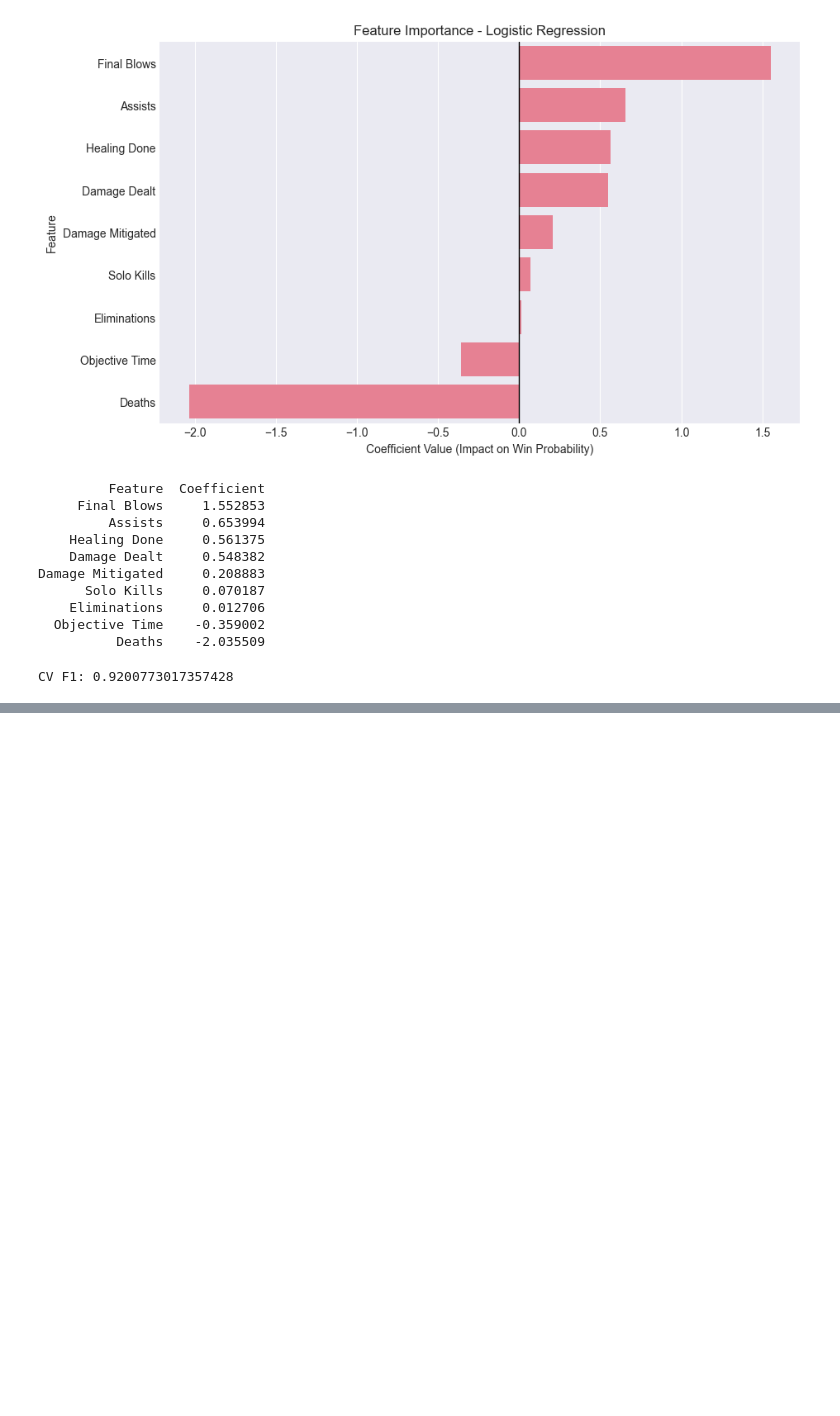
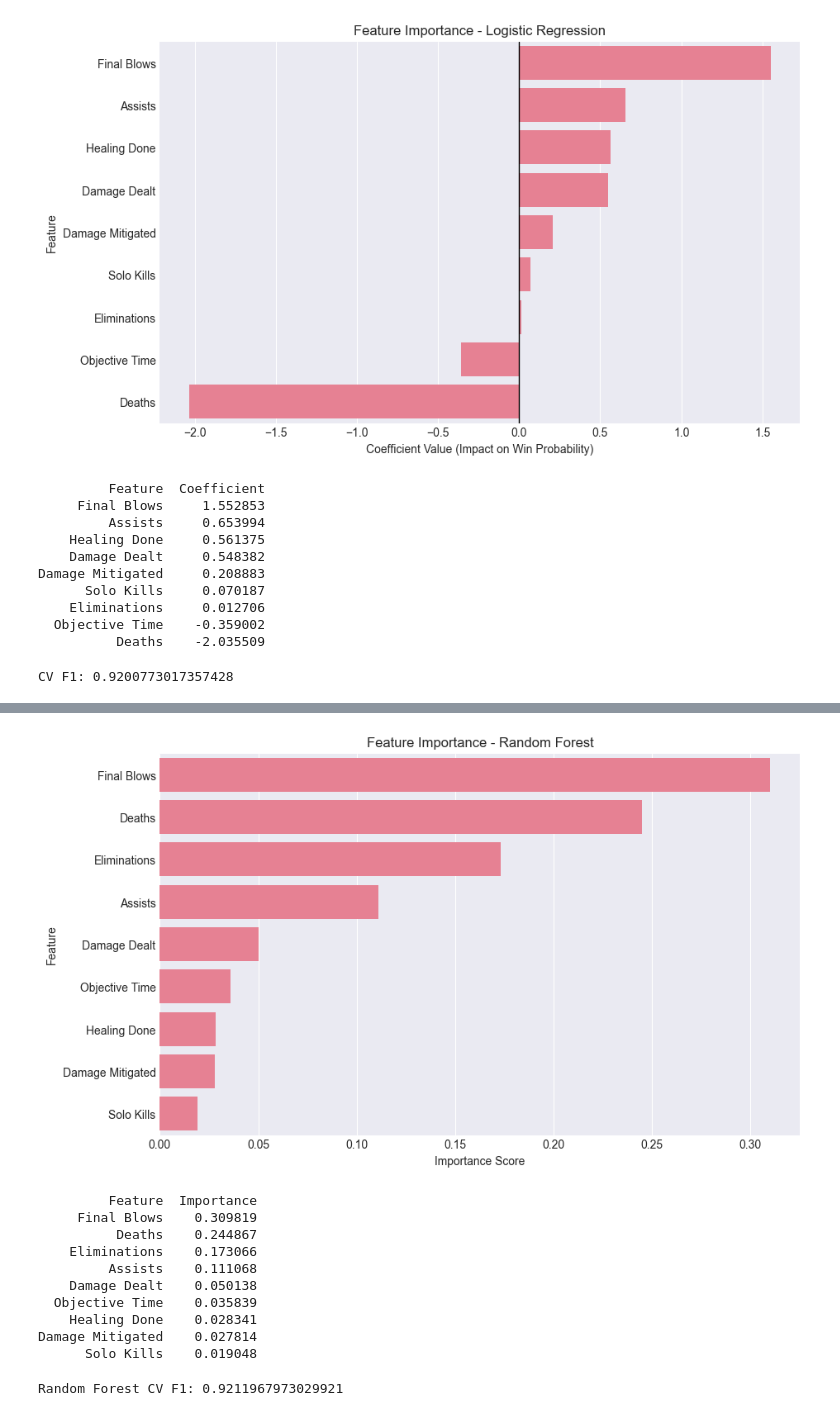
Before and after one commit to carev002/CS422-Machine-Learning-Project, a Jupyter notebook: CS422OWProject.ipynb, the cells around one changed output, grey strips where cells are left out. Saved outputs shown, nothing was run; the diff lists cells and outputs as text; code cells hidden in the pictures; blank space fills up the shorter version.

```diff
--- a/CS422OWProject.ipynb
+++ b/CS422OWProject.ipynb
@@ -193,0 +200,3 @@ Objective Time is surprising at -0.36. This may show that a losing team tends to
+# %%
+tree_count = 10000 # Tested 200 - 10,000 (for fun, I know 500 would probably be the upper bound at this point). Not much of a difference except for compute time.
+tree_depth = 10
@@ -193,0 +258,45 @@ Objective Time is surprising at -0.36. This may show that a losing team tends to
+# %%
+importance = pd.DataFrame({
+    "Feature": X.columns,
+    "Importance": rf_model.feature_importances_
+}).sort_values(by="Importance", ascending=False)
+
+plt.figure(figsize=(10,6))
+
+sns.barplot(
+    x="Importance",
+    y="Feature",
+    data=importance
+)
+
+plt.title("Feature Importance - Random Forest")
+plt.xlabel("Importance Score")
+plt.ylabel("Feature")
+
+plt.show()
+
+print(importance.to_string(index=False))
+# %% [output]
+[figure, added]
+         Feature  Importance
+     Final Blows    0.309819
+          Deaths    0.244867
+    Eliminations    0.173066
+         Assists    0.111068
+    Damage Dealt    0.050138
+  Objective Time    0.035839
+    Healing Done    0.028341
+Damage Mitigated    0.027814
+      Solo Kills    0.019048
+# %%
+rf_scores = cross_val_score(
+    rf_model,
+    X,
+    y,
+    cv=5,
+    scoring="f1"
+)
+
+print("Random Forest CV F1:", rf_scores.mean())
+# %% [output]
+Random Forest CV F1: 0.9211967973029921
```
Also changed, not shown: parts of 10 cells of this notebook.
